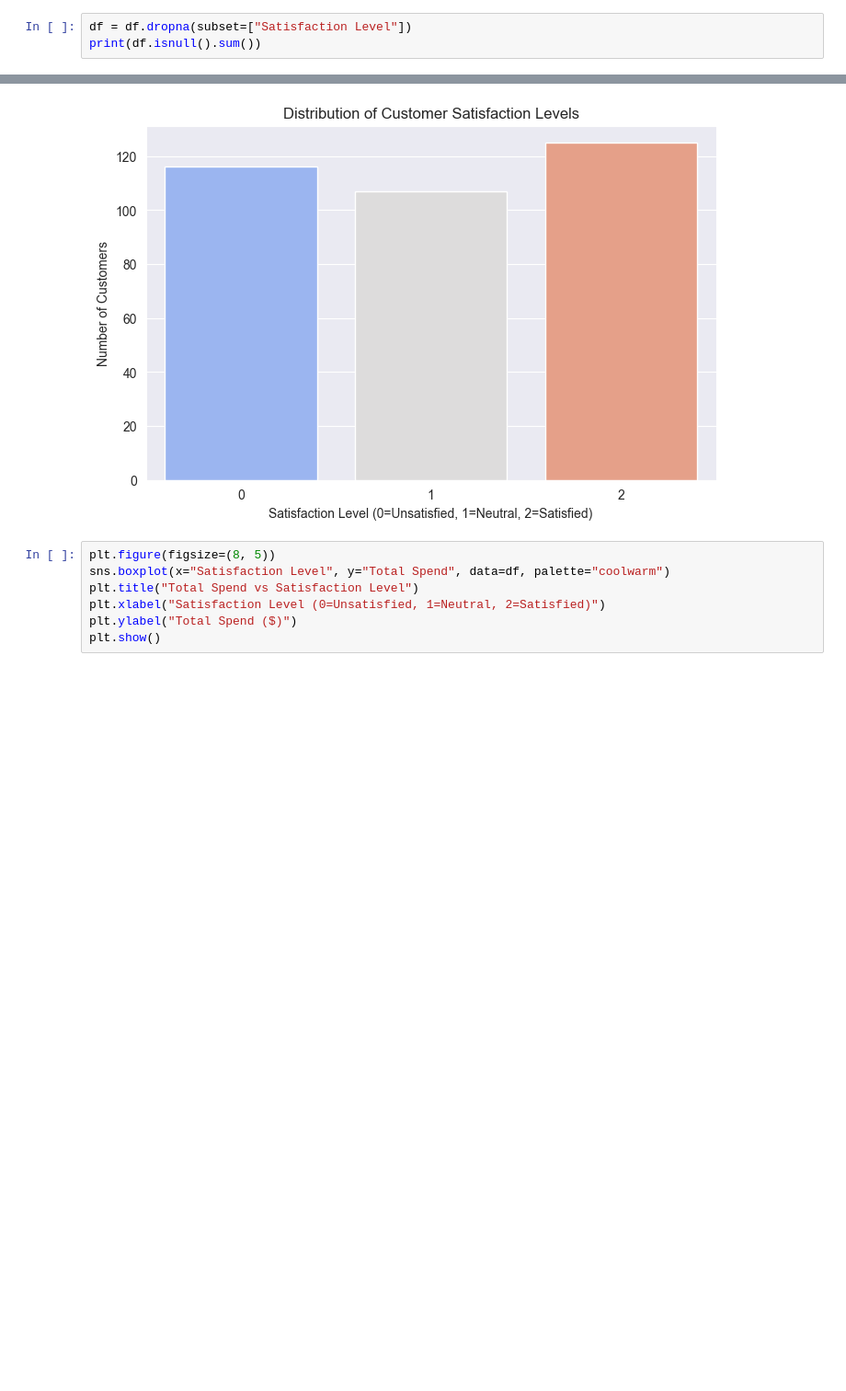
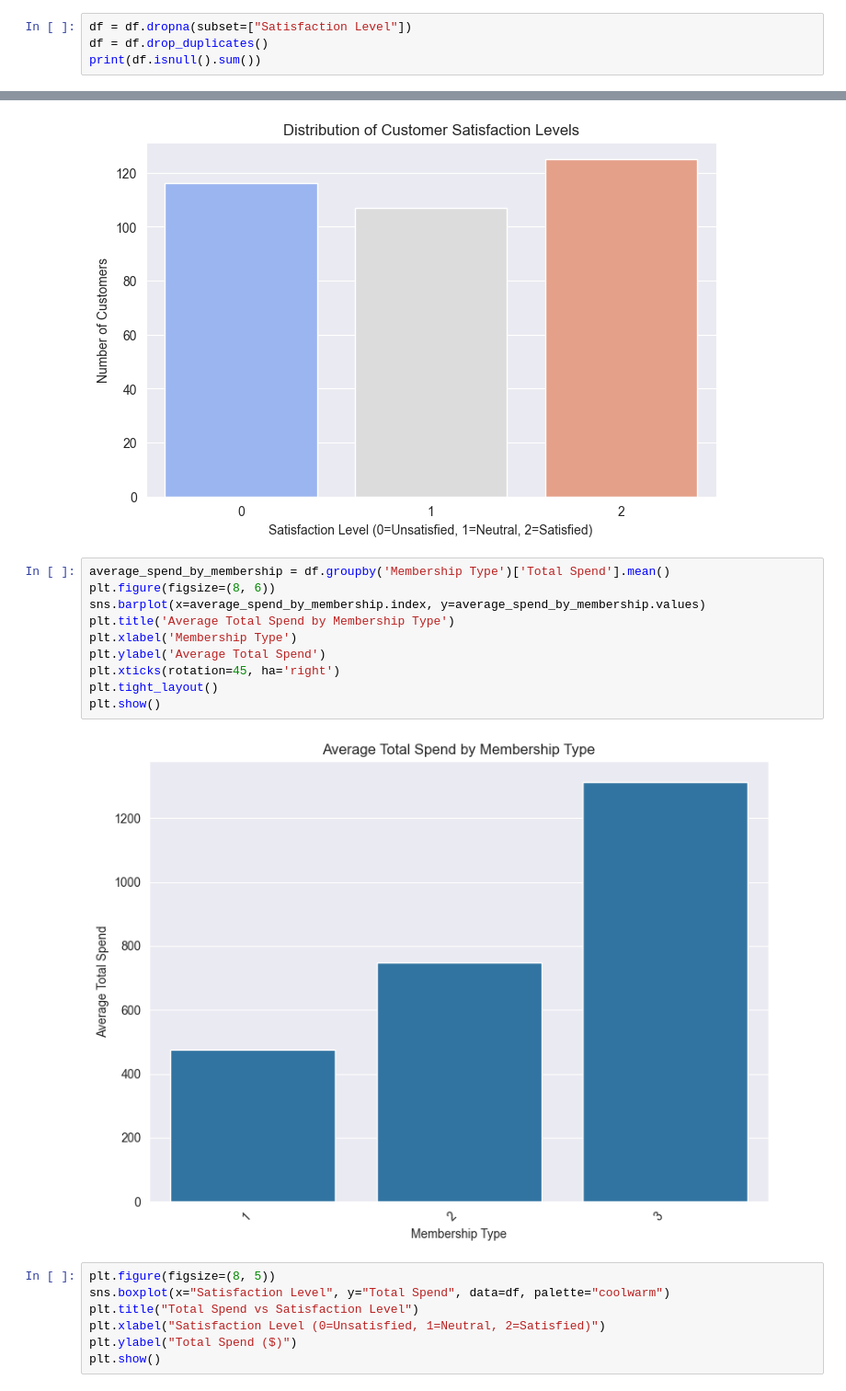
Before and after one commit to ToryLejns/Network-analytics, a Jupyter notebook: Understanding the Impact of Customer.ipynb, the cells around one changed output, grey strips where cells are left out. Shown at 92% size. Drawn from its saved outputs; the diff is of its cells as text; blank space fills up the shorter version.

Commit message:
added julia's visualizations

```diff
--- a/Understanding the Impact of Customer.ipynb
+++ b/Understanding the Impact of Customer.ipynb
@@ -35,6 +35,7 @@ Satisfaction Level          2
 dtype: int64
 # %%
 df = df.dropna(subset=["Satisfaction Level"])
+df = df.drop_duplicates()
 print(df.isnull().sum())
 # %% [output]
 Customer ID                 0
@@ -69,6 +70,18 @@ Passing `palette` without assigning `hue` is deprecated and will be removed in v
 
   sns.countplot(x="Satisfaction Level", data=df, palette="coolwarm")
 [figure]
+# %%
+average_spend_by_membership = df.groupby('Membership Type')['Total Spend'].mean()
+plt.figure(figsize=(8, 6))
+sns.barplot(x=average_spend_by_membership.index, y=average_spend_by_membership.values)
+plt.title('Average Total Spend by Membership Type')
+plt.xlabel('Membership Type')
+plt.ylabel('Average Total Spend')
+plt.xticks(rotation=45, ha='right')
+plt.tight_layout()
+plt.show()
+# %% [output]
+[figure, added]
 # %%
 plt.figure(figsize=(8, 5))
 sns.boxplot(x="Satisfaction Level", y="Total Spend", data=df, palette="coolwarm")
```
Also changed, not shown: parts of 1 cell of this notebook.
